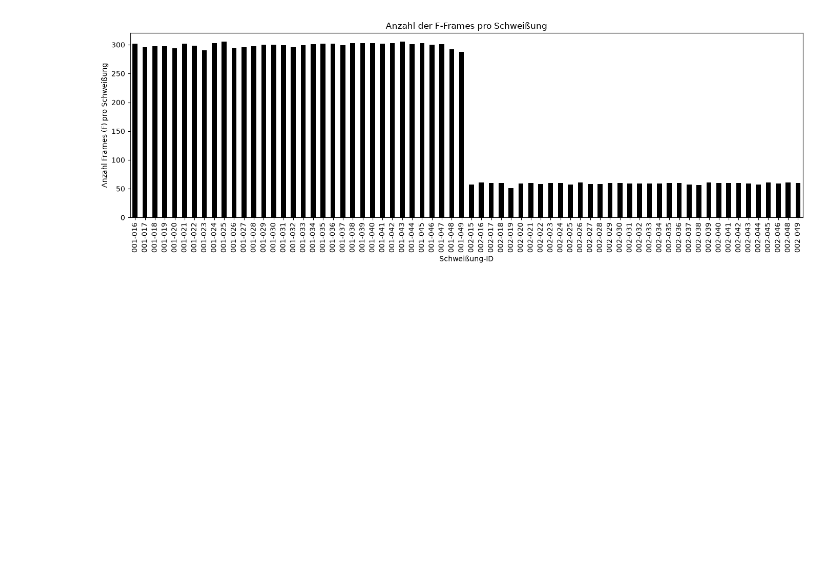
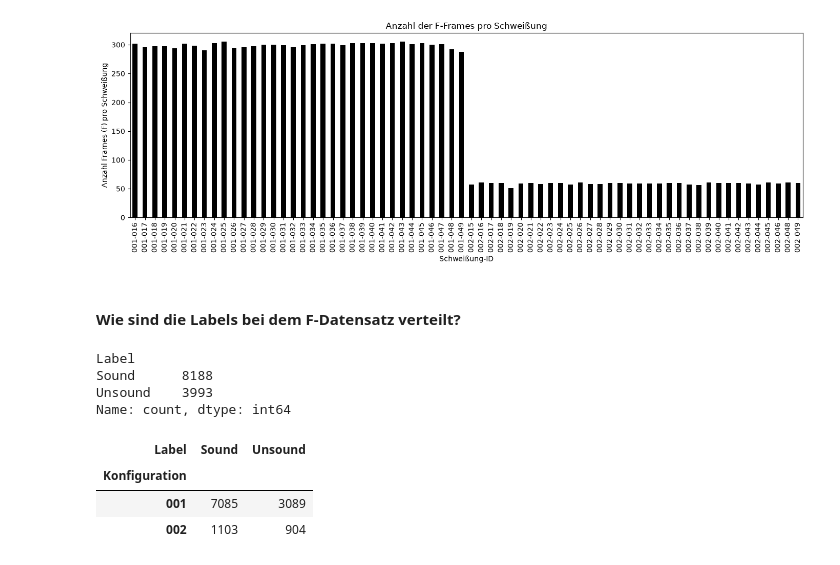
Before and after one commit to molnarkop04/industrial-ai-timeseries, a Jupyter notebook: projects/laser_welding_quality/notebooks/laserWelding.ipynb, the cells around one changed output. Drawn from its saved outputs; the diff is of its cells as text; code cells hidden in the pictures; blank space fills up the shorter version.

```diff
--- a/projects/laser_welding_quality/notebooks/laserWelding.ipynb
+++ b/projects/laser_welding_quality/notebooks/laserWelding.ipynb
@@ -1206,3 +1199,22 @@ plt.tight_layout()
 plt.show()
 # %% [output]
 [figure]
+# %% [markdown]
+#### Wie sind die Labels bei dem F-Datensatz verteilt?
+# %%
+print(df_LWIR_F["Label"].value_counts())
+# %% [output]
+Label
+Sound      8188
+Unsound    3993
+Name: count, dtype: int64
+# %%
+pd.crosstab(
+    df_LWIR_F["Konfiguration"],
+    df_LWIR_F["Label"]
+)
+# %% [output]
+| Label | Sound | Unsound |
+| Konfiguration |  |  |
+| 001 | 7085 | 3089 |
+| 002 | 1103 | 904 |
```
Also changed, not shown: parts of 2 cells of this notebook.
